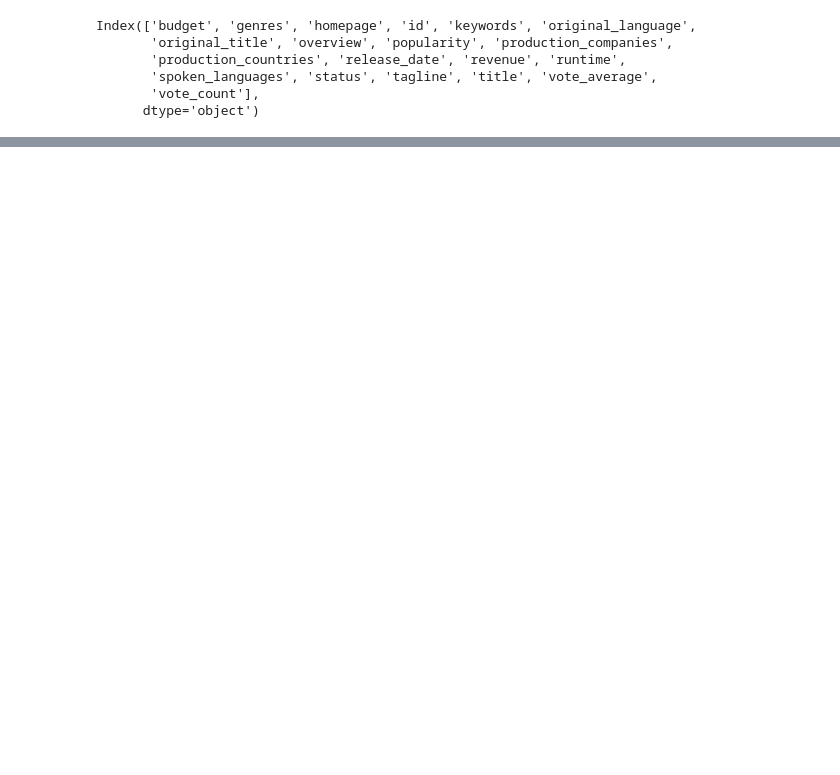
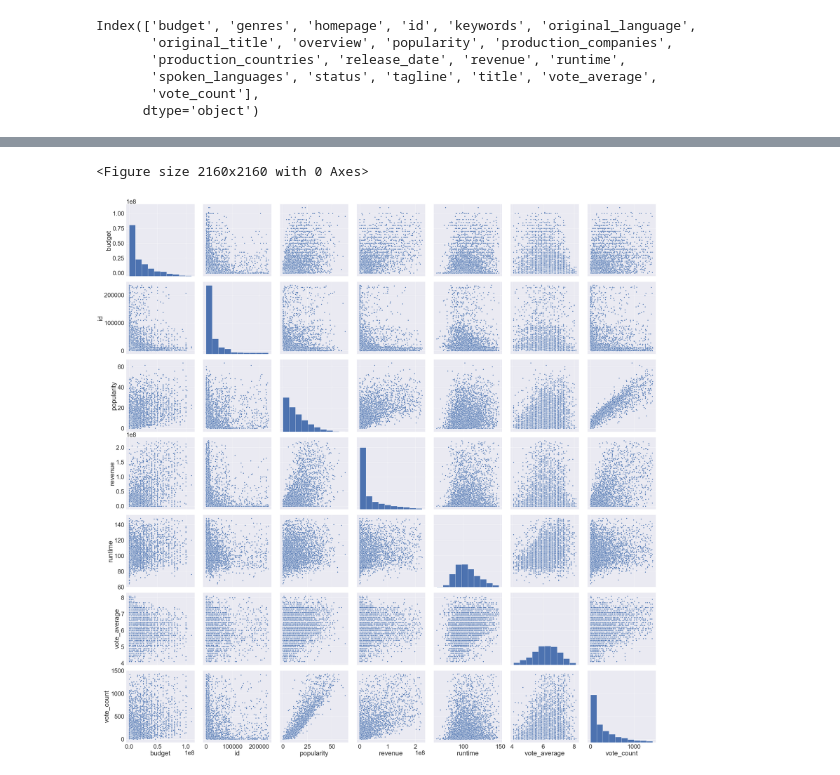
Before and after one commit to caotic300/TMDB-Dataset-Prediction-Analysis, a Jupyter notebook: TMDB Datasets Predictions.ipynb, the cells around one changed output, grey strips where cells are left out. Saved outputs shown, nothing was run; the diff lists cells and outputs as text; code cells hidden in the pictures; blank space fills up the shorter version.

```diff
--- a/TMDB Datasets Predictions.ipynb
+++ b/TMDB Datasets Predictions.ipynb
@@ -124,0 +211,8 @@ sns.heatmap(tmdb.corr(), annot=True)
+# %%
+# show correlations to see how the data is distributed to apply different models.
+plt.figure(figsize=(30, 30))
+sns.pairplot(tmdb, height=6, diag_kind='hist')
+plt.show()
+# %% [output]
+<Figure size 2160x2160 with 0 Axes>
+[figure, added]
```
Also changed, not shown: parts of 12 cells of this notebook, 5 other files.
